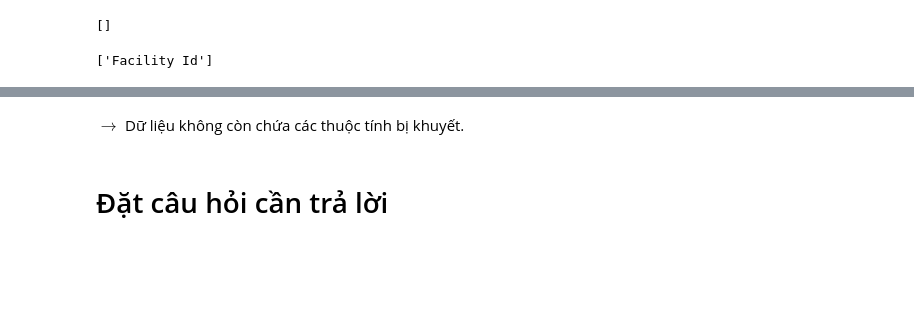
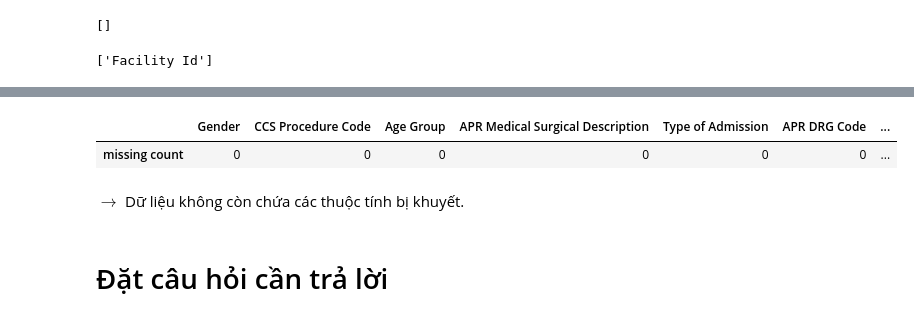
Before and after one commit to viplazylmht/P4DS_final, a Jupyter notebook: P4DS_Final.ipynb, the cells around one changed output, grey strips where cells are left out. Cells and saved outputs as stored; diff of their text form; code cells hidden in the pictures; blank space fills up the shorter version.

```diff
--- a/P4DS_Final.ipynb
+++ b/P4DS_Final.ipynb
@@ -421,3 +390,8 @@ dtype: int64
+# %%
+pd.DataFrame(data.isna().sum().rename('missing count')).T
+# %% [output]
+|  | Gender | CCS Procedure Code | Age Group | APR Medical Surgical Description | Type of Admission | APR DRG Code | ... |
+| missing count | 0 | 0 | 0 | 0 | 0 | 0 | ... |
 # %% [markdown]
 $\rightarrow$ Dữ liệu không còn chứa các thuộc tính bị khuyết.
 # %% [markdown]
```
Also changed, not shown: parts of 19 cells of this notebook.
